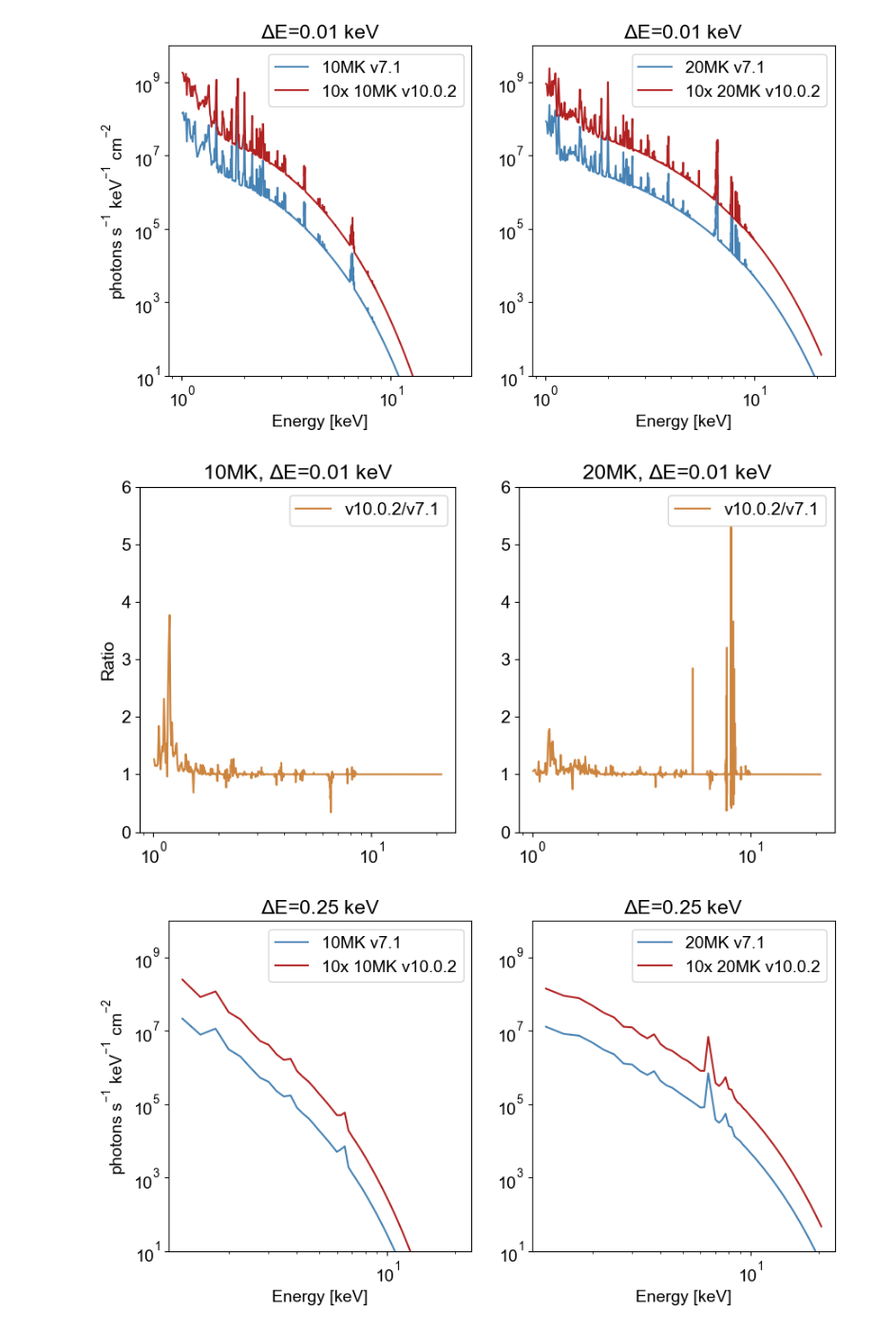
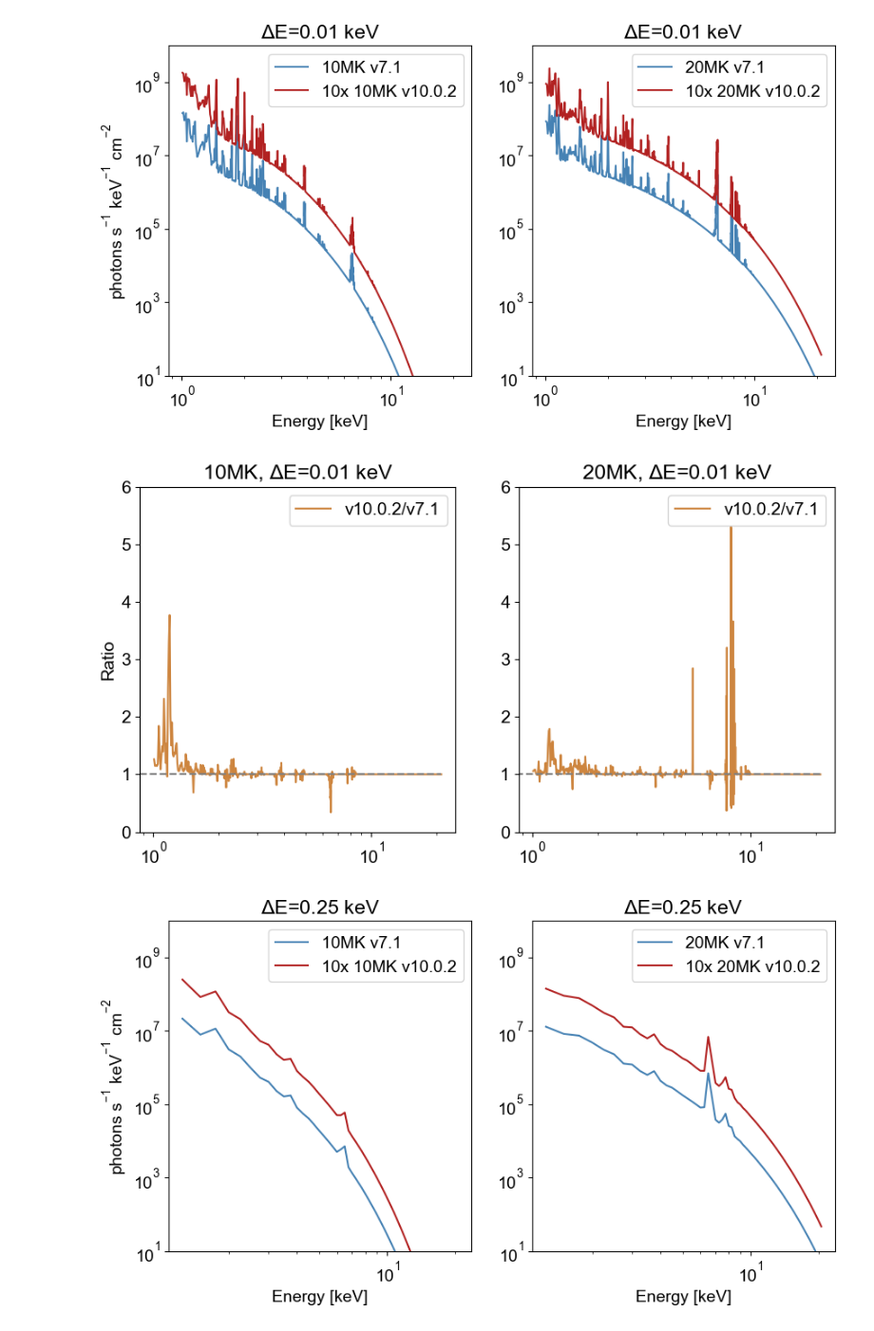
Before and after one commit to ianan/fvth_stuff, a Jupyter notebook: python/test_thermal_sav.ipynb, the cells around one changed output. Shown at 95% size. Cells and saved outputs as stored; diff of their text form; code cells hidden in the pictures.

```diff
--- a/python/test_thermal_sav.ipynb
+++ b/python/test_thermal_sav.ipynb
@@ -67,18 +67,19 @@ plt.show()
 # %%
 fig, axs= plt.subplots(1,2,figsize=(10,5))
 axs[0].plot(engs[:-1],f10_v10.value/f10.value,label='v10.0.2/v7.1',color='peru')
 axs[1].plot(engs[:-1],f20_v10.value/f20.value,label='v10.0.2/v7.1',color='peru')
 axs[0].set_ylabel('Ratio')
 axs[0].set_title('10MK, $\Delta$E=0.01 keV')
 axs[1].set_title('20MK, $\Delta$E=0.01 keV')
 axs[0].set_ylabel('Ratio')
 for ax in axs:
     ax.set_xscale('log')
     ax.set_ylim([0,6])
     ax.legend()
+    ax.plot([0,np.max(engs[:-1])],[1,1],'--',color='grey')
 plt.show()
 # %% [output]
-[figure, old version]
+[figure, new version]
 # %%
 # Redo but with bigger energy bins
 engs25=np.arange(1.25,21,0.25)
```
Also changed, not shown: parts of 1 cell of this notebook.
